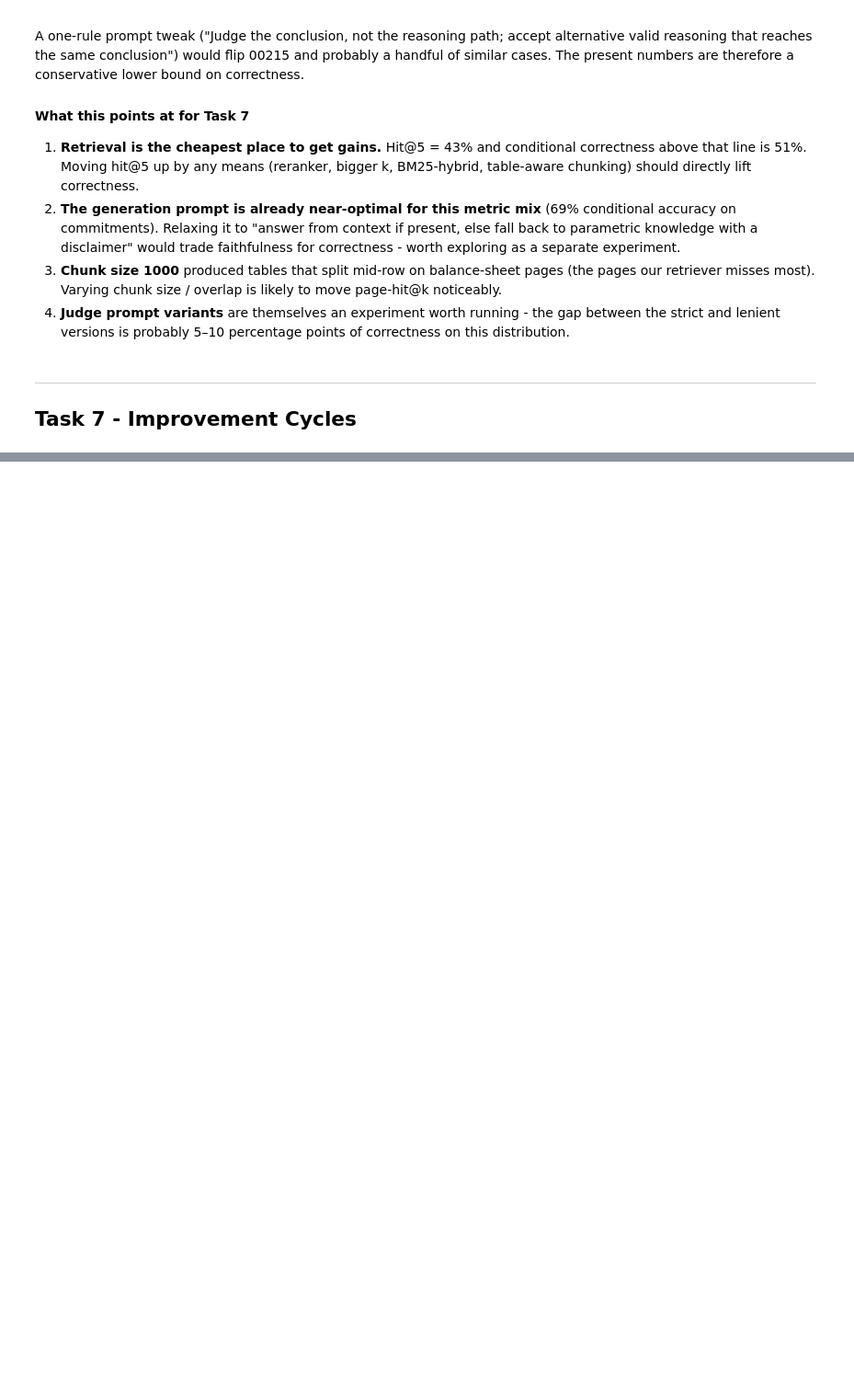
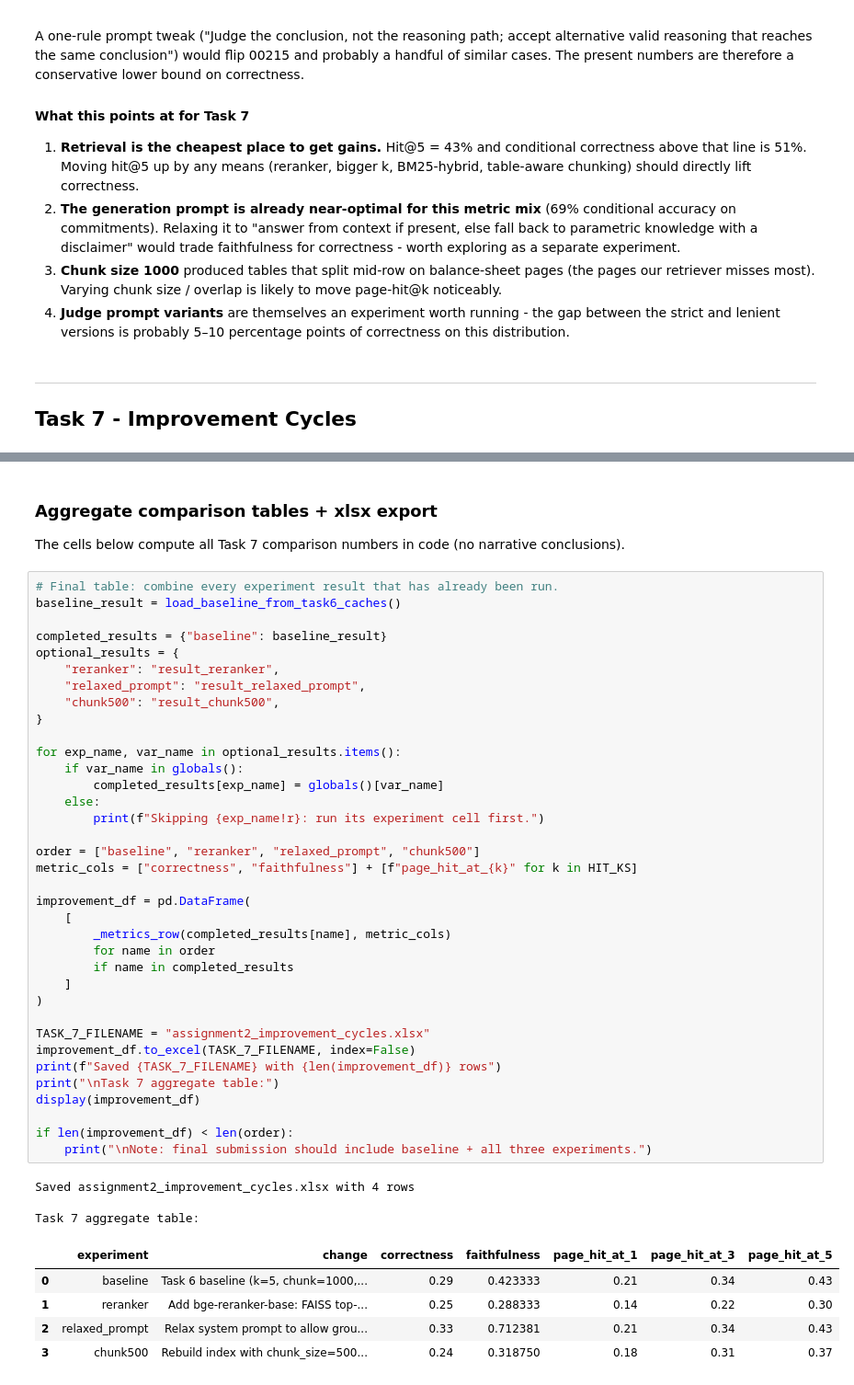
Before and after one commit to Nesher123/AI-Performance-Engineering-Course, a Jupyter notebook: module_1-from_ai_model_to_ai_product/assignment_2-RAG/rag_solution.ipynb, the cells around one changed output, grey strips where cells are left out. Shown at 92% size. Drawn from its saved outputs; the diff is of its cells as text; blank space fills up the shorter version.

Commit message:
task 7

```diff
--- a/module_1-from_ai_model_to_ai_product/assignment_2-RAG/rag_solution.ipynb
+++ b/module_1-from_ai_model_to_ai_product/assignment_2-RAG/rag_solution.ipynb
@@ -1178,0 +1764,49 @@ A one-rule prompt tweak ("Judge the conclusion, not the reasoning path; accept a
+# %% [markdown]
+### Aggregate comparison tables + xlsx export
+
+The cells below compute all Task 7 comparison numbers in code (no narrative conclusions).
+# %%
+# Final table: combine every experiment result that has already been run.
+baseline_result = load_baseline_from_task6_caches()
+
+completed_results = {"baseline": baseline_result}
+optional_results = {
+    "reranker": "result_reranker",
+    "relaxed_prompt": "result_relaxed_prompt",
+    "chunk500": "result_chunk500",
+}
+
+for exp_name, var_name in optional_results.items():
+    if var_name in globals():
+        completed_results[exp_name] = globals()[var_name]
+    else:
+        print(f"Skipping {exp_name!r}: run its experiment cell first.")
+
+order = ["baseline", "reranker", "relaxed_prompt", "chunk500"]
+metric_cols = ["correctness", "faithfulness"] + [f"page_hit_at_{k}" for k in HIT_KS]
+
+improvement_df = pd.DataFrame(
+    [
+        _metrics_row(completed_results[name], metric_cols)
+        for name in order
+        if name in completed_results
+    ]
+)
+
+TASK_7_FILENAME = "assignment2_improvement_cycles.xlsx"
+improvement_df.to_excel(TASK_7_FILENAME, index=False)
+print(f"Saved {TASK_7_FILENAME} with {len(improvement_df)} rows")
+print("\nTask 7 aggregate table:")
+display(improvement_df)
+
+if len(improvement_df) < len(order):
+    print("\nNote: final submission should include baseline + all three experiments.")
+# %% [output]
+Saved assignment2_improvement_cycles.xlsx with 4 rows
+
+Task 7 aggregate table:
+|  | experiment | change | correctness | faithfulness | page_hit_at_1 | page_hit_at_3 | page_hit_at_5 |
+| 0 | baseline | Task 6 baseline (k=5, chunk=1000,... | 0.29 | 0.423333 | 0.21 | 0.34 | 0.43 |
+| 1 | reranker | Add bge-reranker-base: FAISS top-... | 0.25 | 0.288333 | 0.14 | 0.22 | 0.30 |
+| 2 | relaxed_prompt | Relax system prompt to allow grou... | 0.33 | 0.712381 | 0.21 | 0.34 | 0.43 |
+| 3 | chunk500 | Rebuild index with chunk_size=500... | 0.24 | 0.318750 | 0.18 | 0.31 | 0.37 |
```
Also changed, not shown: parts of 15 cells of this notebook, 3 other files.
